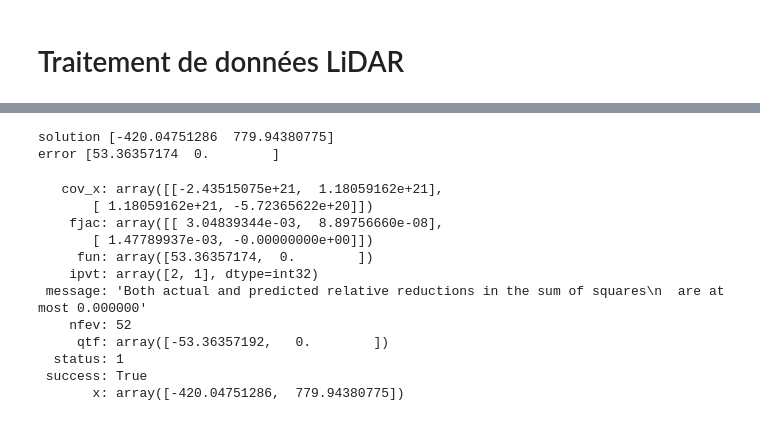
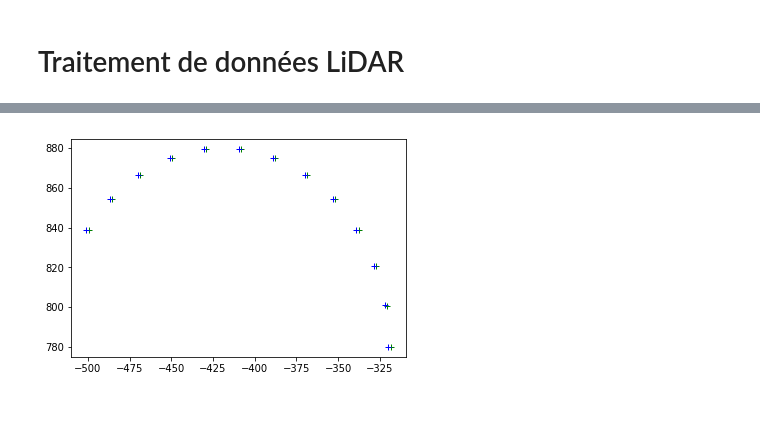
Before and after one commit to gobgob/lidar-processor, a Jupyter notebook: src/example.ipynb, the cells around one changed output, grey strips where cells are left out. Saved outputs shown, nothing was run; the diff lists cells and outputs as text; code cells hidden in the pictures.

Commit message:
Ecample of found circle.

```diff
--- a/src/example.ipynb
+++ b/src/example.ipynb
@@ -87,21 +107,17 @@ pl.show()
 # %%
 sigma = 1
-points = [np.array([xx[i], yy[i]])+np.random.randn(2)*sigma for i in range(len(xx))]
+points = [np.array([xx_noisy[i], yy_noisy[i]])+np.random.randn(2)*sigma for i in range(len(xx_noisy))]
 cluster = clus.Cluster()
 cluster.add_points(points)
-cluster.is_a_circle(100)
+xy = cluster.is_a_circle(100)
-# %% [output]
-solution [-420.04751286  779.94380775]
-error [53.36357174  0.        ]
-   cov_x: array([[-2.43515075e+21,  1.18059162e+21],
-       [ 1.18059162e+21, -5.72365622e+20]])
-    fjac: array([[ 3.04839344e-03,  8.89756660e-08],
-       [ 1.47789937e-03, -0.00000000e+00]])
-     fun: array([53.36357174,  0.        ])
-    ipvt: array([2, 1], dtype=int32)
- message: 'Both actual and predicted relative reductions in the sum of squares\n  are at most 0.000000'
-    nfev: 52
-     qtf: array([-53.36357192,   0.        ])
-  status: 1
- success: True
-       x: array([-420.04751286,  779.94380775])
+# %%
+real_radius = 100
+
+xx_reconstructed = real_radius * np.cos(thetas) + xy.x[0]
+yy_reconstructed = real_radius * np.sin(thetas) + xy.x[1]
+
+pl.plot(xx_reconstructed, yy_reconstructed, 'g+')
+pl.plot(xx_real, yy_real, 'b+')
+pl.show()
+# %% [output]
+[figure, added]
```
Also changed, not shown: parts of 11 cells of this notebook, 2 other files.
